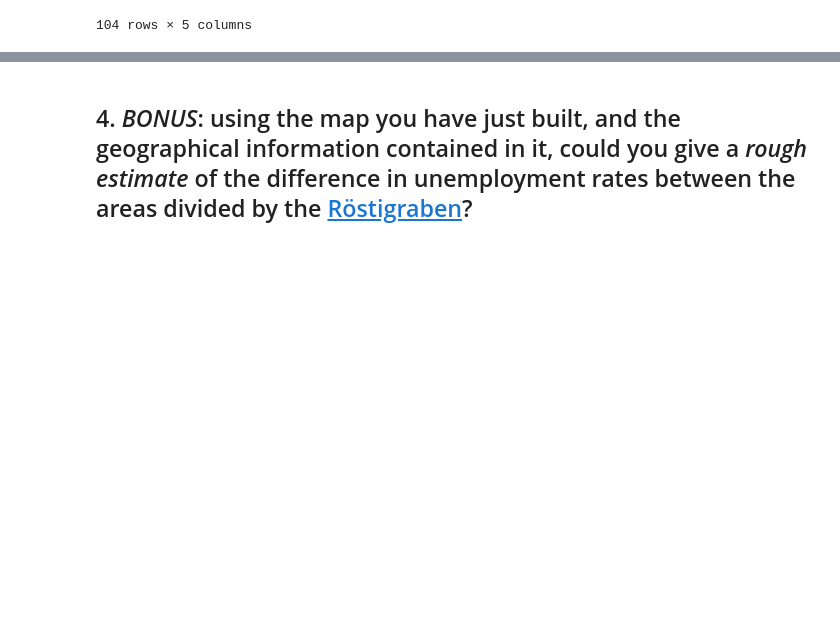
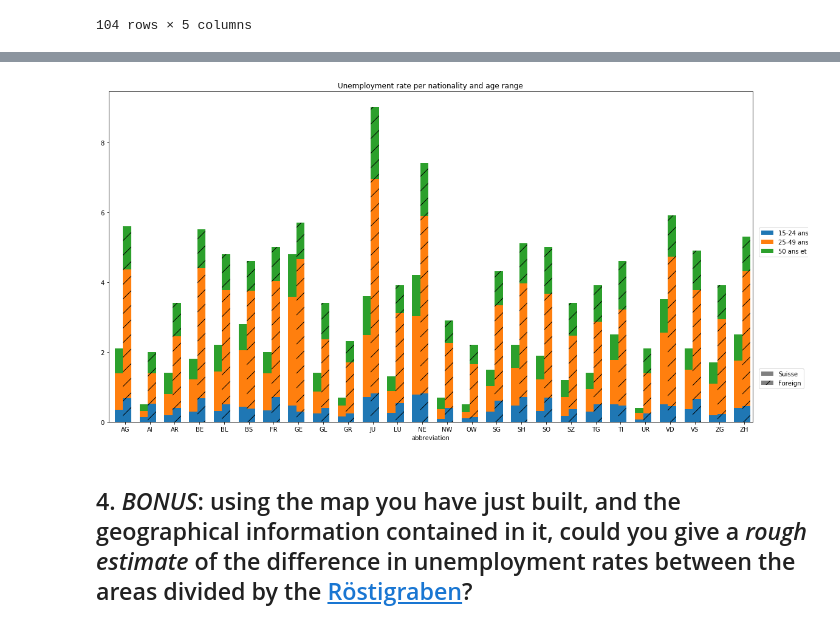
Before and after one commit to mosimann/ADA, a Jupyter notebook: 03 - Interactive Viz/Homework 3.ipynb, the cells around one changed output, grey strips where cells are left out. Saved outputs shown, nothing was run; the diff lists cells and outputs as text; code cells hidden in the pictures; blank space fills up the shorter version.

```diff
--- a/03 - Interactive Viz/Homework 3.ipynb
+++ b/03 - Interactive Viz/Homework 3.ipynb
@@ -537,5 +548,5 @@ unemployment_suisse_age[['canton','age','proportion']].dropna().reset_index()
 # %%
-def plot_clustered_stacked(dfall, labels=None, title="multiple stacked bar plot",  H="/", **kwargs):
+def plot_clustered_stacked(dfall, labels=None, title="Unemployment rate per nationality and age range",  H="/", **kwargs):
     """Given a list of dataframes, with identical columns and index, create a clustered stacked bar plot.
 labels is a list of the names of the dataframe, used for the legend
 title is a string for the title of the plot
@@ -552,44 +563,38 @@ H is the hatch used for identification of the different dataframe"""
                       stacked=True,
                       ax=axe,
                       legend=False,
                       grid=False,
+                      figsize=(19,10),
                       **kwargs)  # make bar plots
 
     h,l = axe.get_legend_handles_labels() # get the handles we want to modify
     for i in range(0, n_df * n_col, n_col): # len(h) = n_col * n_df
         for j, pa in enumerate(h[i:i+n_col]):
             for rect in pa.patches: # for each index
                 rect.set_x(rect.get_x() + 1 / float(n_df + 1) * i / float(n_col))
                 rect.set_hatch(H * int(i / n_col)) #edited part
                 rect.set_width(1 / float(n_df + 1))
 
     axe.set_xticks((np.arange(0, 2 * n_ind, 2) + 1 / float(n_df + 1)) / 2.)
     axe.set_xticklabels(df.index, rotation = 0)
     axe.set_title(title)
 
     # Add invisible data to add another legend
     n=[]
     for i in range(n_df):
         n.append(axe.bar(0, 0, color="gray", hatch=H * i))
 
     l1 = axe.legend(h[:n_col], l[:n_col], loc=[1.01, 0.5])
     if labels is not None:
         l2 = plt.legend(n, labels, loc=[1.01, 0.1])
     axe.add_artist(l1)
     return axe
 
-# create fake dataframes
-df1 = pd.DataFrame(np.random.rand(4, 5),
-                   index=["A", "B", "C", "D"],
-                   columns=["I", "J", "K", "L", "M"])
-df2 = pd.DataFrame(np.random.rand(4, 5),
-                   index=["A", "B", "C", "D"],
-                   columns=["I", "J", "K", "L", "M"])
-df3 = pd.DataFrame(np.random.rand(4, 5),
-                   index=["A", "B", "C", "D"],
-                   columns=["I", "J", "K", "L", "M"])
 
-# Then, just call :
-plot_clustered_stacked([df1, df2, df3],["df1", "df2", "df3"])
+plot_clustered_stacked([unemployment_suisse_age, unemployment_foreign_age],["Suisse", "Foreign"])
+
+plt.show()
+# %% [output]
+[figure, added]
 # %% [markdown]
 ## 4. *BONUS*: using the map you have just built, and the geographical information contained in it, could you give a *rough estimate* of the difference in unemployment rates between the areas divided by the [Röstigraben](https://en.wikipedia.org/wiki/R%C3%B6stigraben)?
```
Also changed, not shown: parts of 2 cells of this notebook.
